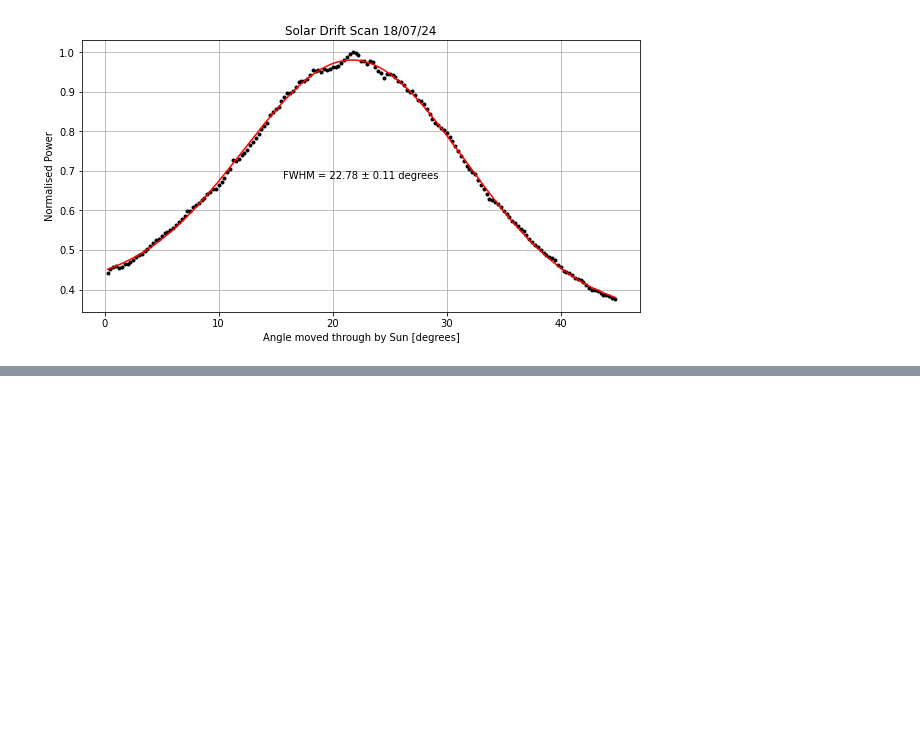
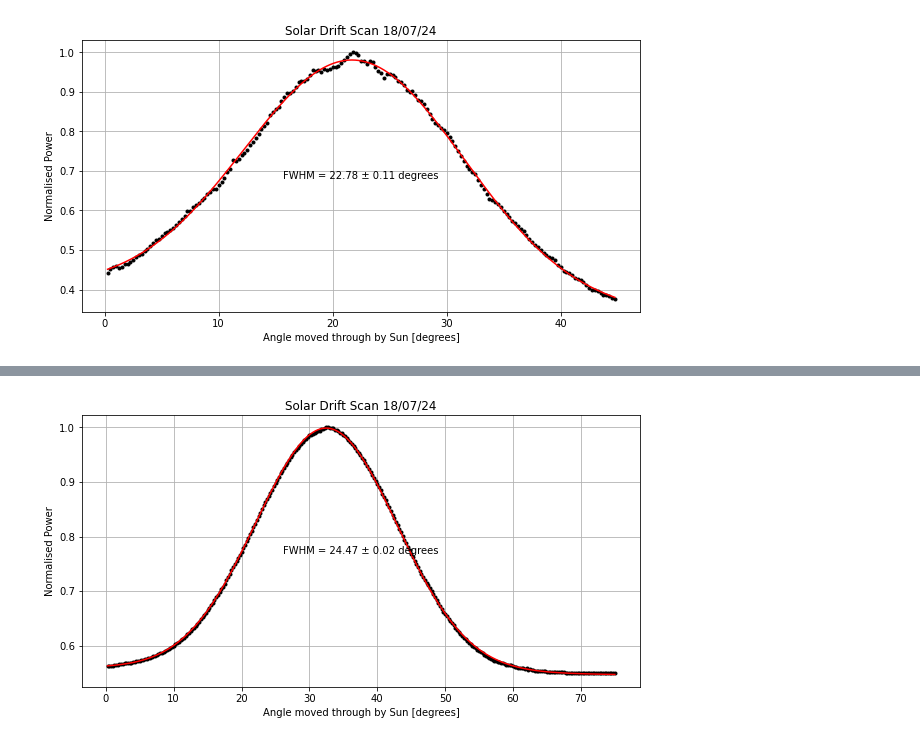
Before and after one commit to louis-hurrey/L-BASS, a Jupyter notebook: solar_transit_louis.ipynb, the cells around one changed output, grey strips where cells are left out. Drawn from its saved outputs; the diff is of its cells as text; code cells hidden in the pictures; blank space fills up the shorter version.

```diff
--- a/solar_transit_louis.ipynb
+++ b/solar_transit_louis.ipynb
@@ -112,0 +138,24 @@ plt.plot(lb_pwr_tot)
+# %%
+lb_transit = Transit('18th July 2024', 0, 20.873053993789906, 0, 'E', datetime.datetime(2024, 7, 18, 12, 15, 30))
+lb_time, lb_pwr = lb_transit.get_data()
+#print(lb_pwr.shape, lb_time.shape)
+tot_lb_pwr = np.average(lb_pwr[1,65:365,112:567], axis=1)/np.max(np.average(lb_pwr[1,65:365,112:567], axis=1))
+
+angle = np.linspace(1,300,300) * 360/(60*24)
+
+popt, pcov = gaussian_with_baseline_fitting(angle, tot_lb_pwr)
+
+fwhm = popt[2]
+fwhm_error = np.sqrt(np.diag(pcov)[2])
+
+plt.figure(figsize=(10, 5))
+plt.plot(angle, tot_lb_pwr, "k.")
+plt.plot(np.linspace(np.min(angle), np.max(angle), 1000), gaussian_with_baseline(np.linspace(np.min(angle), np.max(angle), 1000), *popt), "r")
+plt.xlabel('Angle moved through by Sun [degrees]')
+plt.ylabel('Normalised Power')
+plt.grid(True)
+plt.title("Solar Drift Scan 18/07/24")
+plt.annotate(f"FWHM = {fwhm:.2f} ± {fwhm_error:.2f} degrees", (0.5, 0.5), xycoords='axes fraction', ha='center', va='center')
+plt.show()
+# %% [output]
+[figure, added]
```
Also changed, not shown: parts of 3 cells of this notebook, 2 other files.
